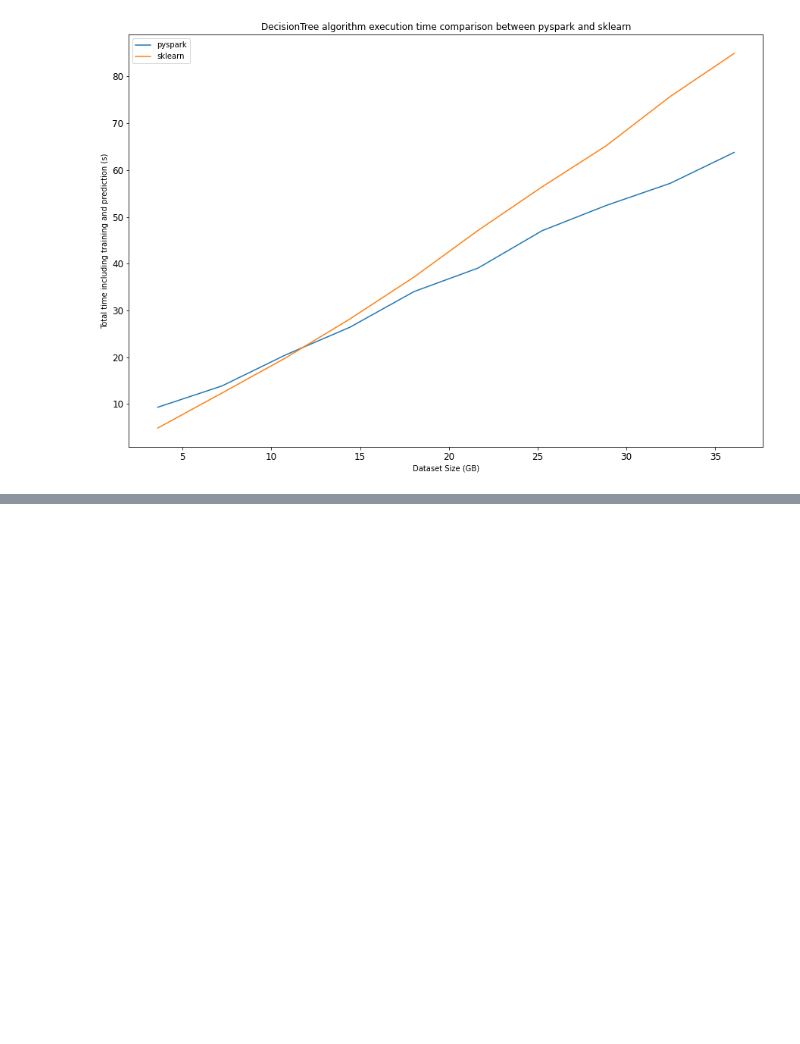
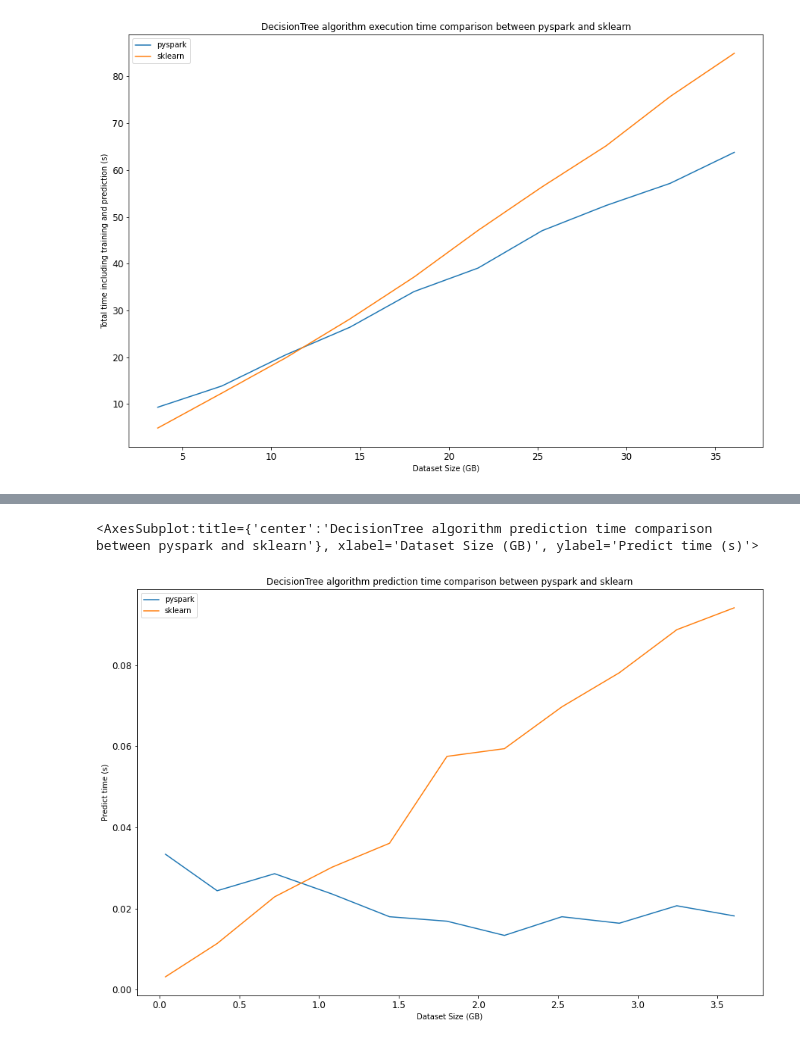
Before and after one commit to marcelomdevasconcellos/pyspark-distributed-classification, a Jupyter notebook: decisiontree_compare_rapport.ipynb, the cells around one changed output, grey strips where cells are left out. Drawn from its saved outputs; the diff is of its cells as text; code cells hidden in the pictures; blank space fills up the shorter version.

```diff
--- a/decisiontree_compare_rapport.ipynb
+++ b/decisiontree_compare_rapport.ipynb
@@ -85,0 +120,14 @@ dftemp1
+# %%
+dftemp = df[['pyspark_predict_time', 'sklearn_predict_time', 'dataset_size']]
+dftemp.columns=['pyspark', 'sklearn', 'dataset_size']
+dftemp.plot.line(
+    x='dataset_size',
+    xlabel="Dataset Size (GB)",
+    ylabel="Predict time (s)",
+    rot=0,
+    title='DecisionTree algorithm prediction time comparison between pyspark and sklearn',
+    figsize=(15,10),
+    fontsize=12)
+# %% [output]
+<AxesSubplot:title={'center':'DecisionTree algorithm prediction time comparison between pyspark and sklearn'}, xlabel='Dataset Size (GB)', ylabel='Predict time (s)'>
+[figure, added]
```
Also changed, not shown: parts of 19 cells of this notebook, 2 other files.
